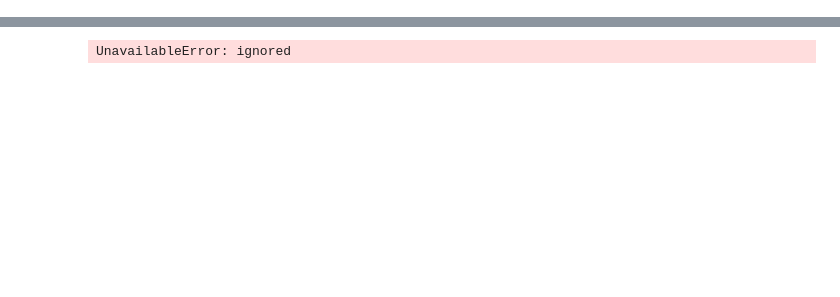
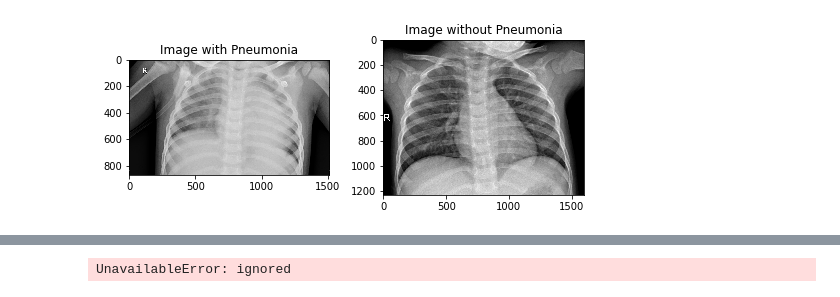
Before and after one commit to krishnamhn009/chest_xray_pneumonia, a Jupyter notebook: chest_xray_pneumonia.ipynb, the cells around one changed output, grey strips where cells are left out. Saved outputs shown, nothing was run; the diff lists cells and outputs as text; code cells hidden in the pictures; blank space fills up the shorter version.

```diff
--- a/chest_xray_pneumonia.ipynb
+++ b/chest_xray_pneumonia.ipynb
@@ -103,5 +102,15 @@ normal_val_images = glob.glob(val_path+"/NORMAL/*.jpeg")
 
 pneumonia_test_images = glob.glob(test_path+"/PNEUMONIA/*.jpeg")
 normal_test_images = glob.glob(test_path+"/NORMAL/*.jpeg")
+# %%
+plt.subplot(1,2,1)
+plt.imshow(cv2.imread(pneumonia_train_images[0]), cmap='gray', interpolation='none')
+plt.title("Image with Pneumonia")
+plt.subplot(1,2,2)
+plt.title("Image without Pneumonia")
+plt.imshow(cv2.imread(normal_train_images[0]),cmap='gray', interpolation='none')
+plt.tight_layout()
+# %% [output]
+[figure, added]
 # %%
 data = pd.DataFrame(np.concatenate([[0]*len(normal_train_images) , [1] *  len(pneumonia_train_images)]),columns=["class"])
```
Also changed, not shown: parts of 18 cells of this notebook.
